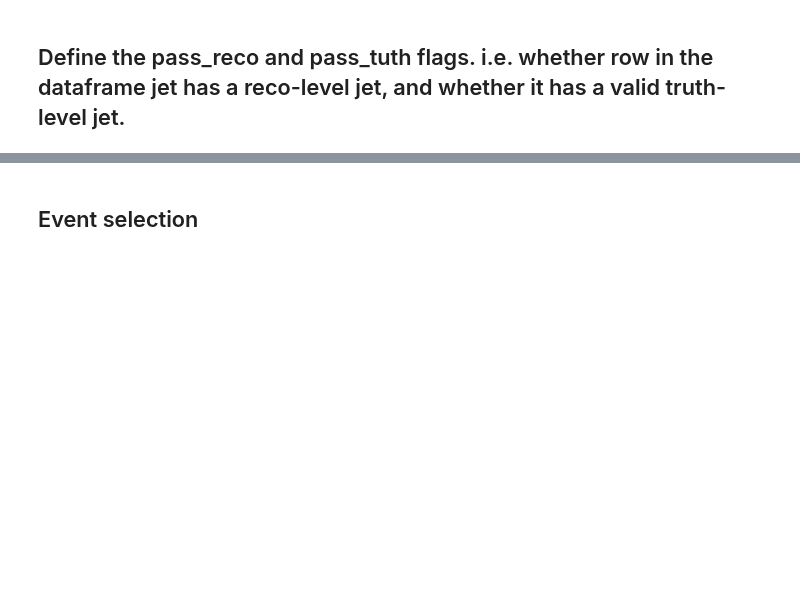
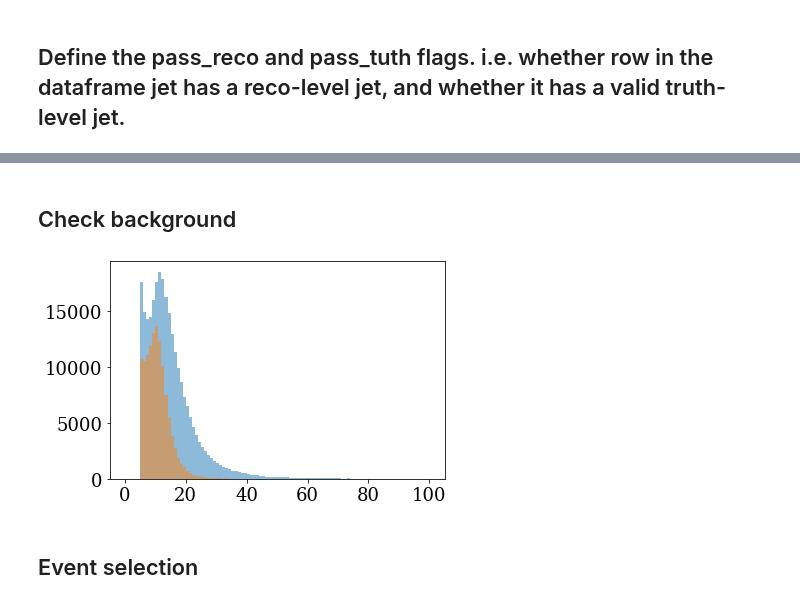
Before and after one commit to miguelignacio/disjets, a Jupyter notebook: Unfolding_jet.ipynb, the cells around one changed output, grey strips where cells are left out. Cells and saved outputs as stored; diff of their text form; code cells hidden in the pictures; blank space fills up the shorter version.

```diff
--- a/Unfolding_jet.ipynb
+++ b/Unfolding_jet.ipynb
@@ -231,3 +233,6 @@ filename is /home/miguel/21-01-28-06-37-test34/out_ep0607/Data_Eplus0607_1.nomin
 ####################################################################
 Dataframe has a total of  371425  entries
 ####################################################################
+# %%
+%%time
+bkg = get_Dataframe(path, name='DjBkgd', tag=data_tag)
@@ -285,3 +308,4 @@ altmc['pass_reco'] = np.where(altmc['jet_pt']>0, 1, 0)
 altmc['pass_truth'] = np.where(altmc['genjet_pt']*altmc['gen_Q2']>0, 1, 0)
 
 data['pass_reco'] = np.where(data['jet_pt']>0, 1, 0)
+bkg['pass_reco'] = np.where(bkg['jet_pt']>0, 1, 0)
@@ -289,0 +315,9 @@ mc.keys()
+# %%
+data['pass_reco'] = np.where(data['jet_pt']>0, 1, 0)
+bkg['pass_reco'] = np.where(bkg['jet_pt']>0, 1, 0)
+# %%
+%%time
+
+print('Selecting data events\n')
+data = applyCutsJets(data)
+bkg = applyCutsJets(bkg)
@@ -313,3 +388,12 @@ plt.show()
+# %% [markdown]
+## Check background
+# %%
+plt.hist(data['jet_pt'],range=(0,100),bins=100, **plot_style_2A, label='data')
+plt.hist(bkg.query('pass_reco==1')['jet_pt'],range=(0,100),weights = bkg.query('pass_reco==1')['wgt'],bins=100, **plot_style_2A, label='data')
+#plt.yscale('log')
+plt.show()
+# %% [output]
+[figure, added]
 # %% [markdown]
 ## Event selection
 # %%
```
Also changed, not shown: parts of 92 cells of this notebook, 2 other files.
